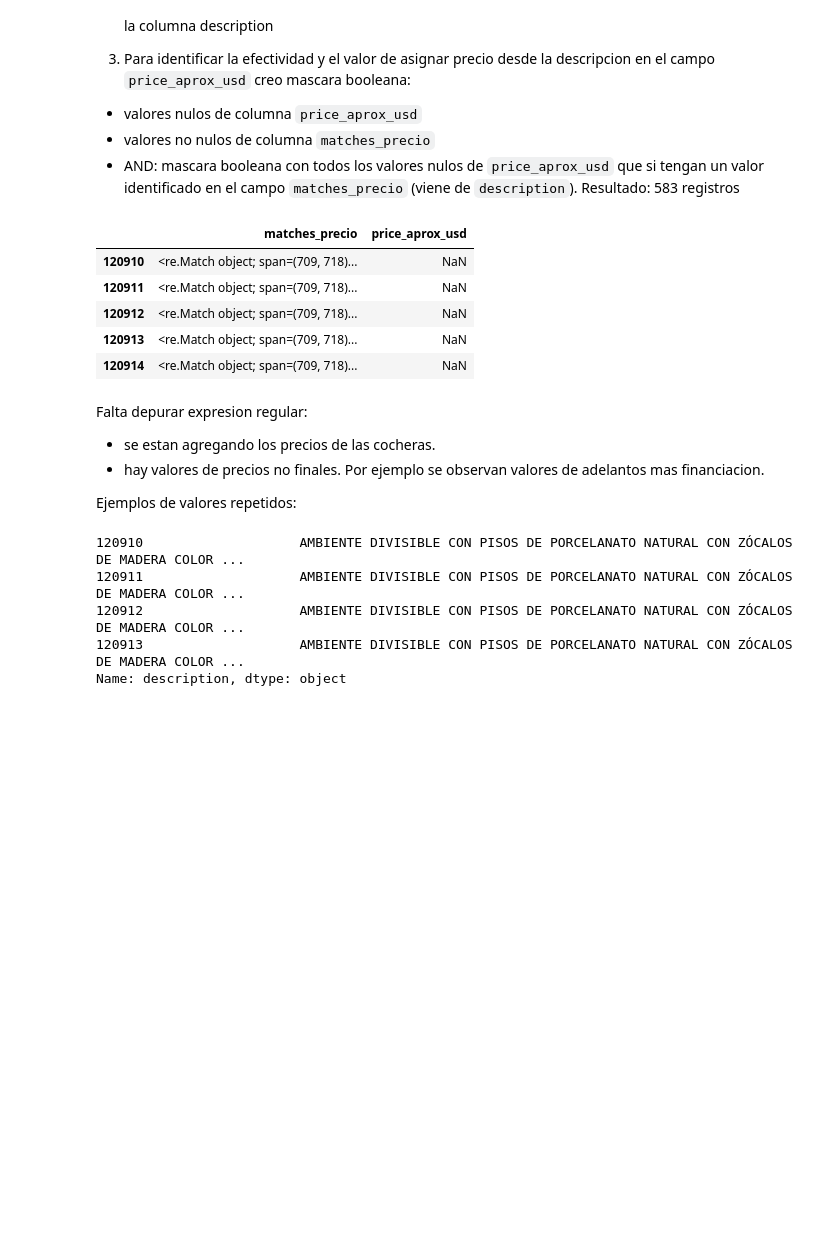
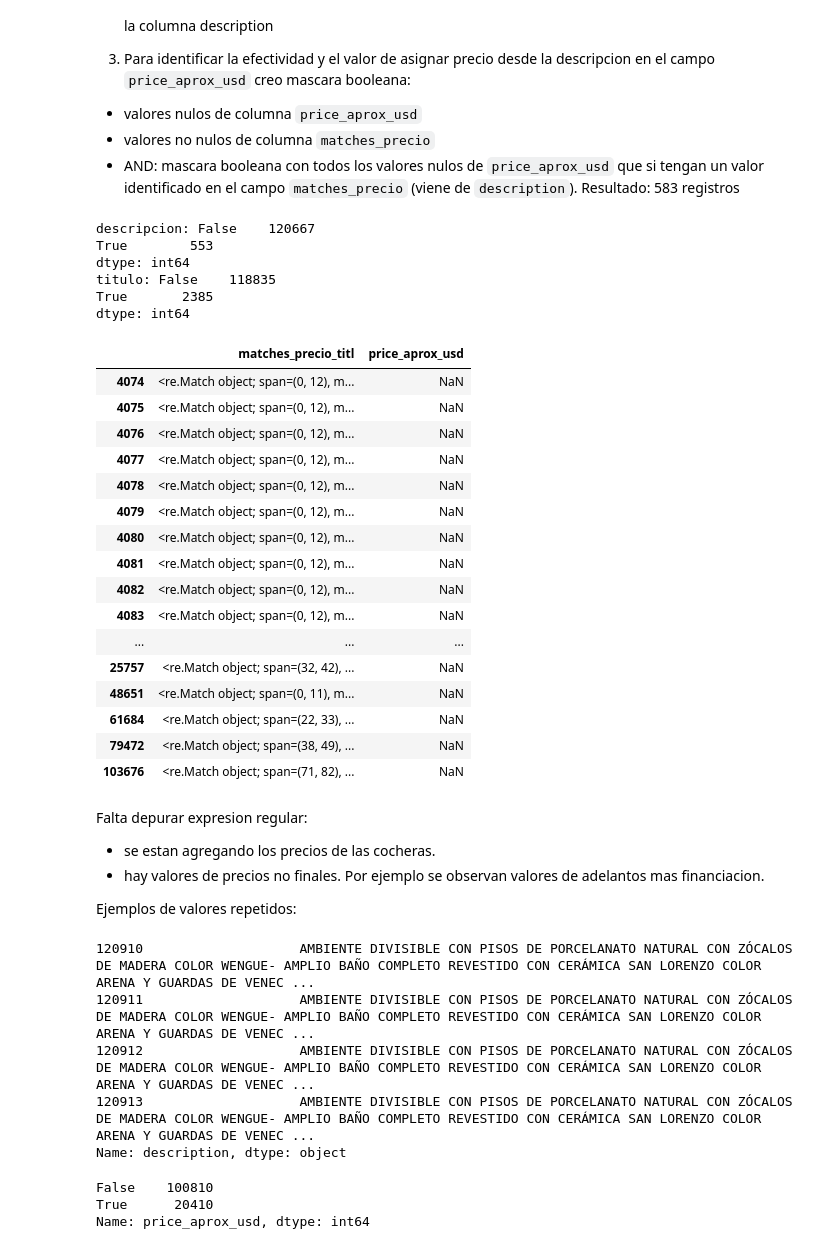
Before and after one commit to mauriciomem/DH_DS_desafio_1_propierati, a Jupyter notebook: testing-regex-mau.ipynb, the cells around one changed output. Drawn from its saved outputs; the diff is of its cells as text; code cells hidden in the pictures; blank space fills up the shorter version.

Commit message:
actualizo informacion sobre regex

```diff
--- a/testing-regex-mau.ipynb
+++ b/testing-regex-mau.ipynb
@@ -11,8 +11,8 @@ import re
 df_propierati = pd.read_csv('../properati.zip', compression='zip')
 df_prop_uz = pd.read_csv('../properati.csv')
 # %%
-pd.set_option('display.max_colwidth', 100)
-pd.set_option('display.max_rows', 100)
+pd.set_option('display.max_colwidth', 1500)
+pd.set_option('display.max_rows', 200)
 #pd.set_option('precision', 5)
 # %% [markdown]
 ### Preguntas iniciales
@@ -51,32 +55,62 @@ Extraigo valores de descripcion para buscar en regex101
 - AND: mascara booleana con todos los valores nulos de `price_aprox_usd` que si tengan un valor identificado en el campo `matches_precio` (viene de `description`). Resultado: 583 registros<br>
 # %%
 # regex - key insensitive
-precio_dolares_patt = '([uU]\$?[sSdD\$]?[dD\$]?|dolares)\s?(\d+\.?\,?\d+\.?\,?\d+\.?\,?\d{1,}\,?\.?\d+)(?!(.*m2|.*mc|.*metros))'
+precio_dolares_patt = '(usd|u\$d|u\$s|us\$|dolares) ?(\d{2,}(\,|\.)\d{0,3}\,?\.?\d{0,3}\,?\.?\d{0,3}) ?(?!(.*m2|.*mc|.*metros))'
 precio_dolares_regex = re.compile(precio_dolares_patt, flags = re.IGNORECASE)
 
 # objetos regex en nueva columna
-df_propierati['matches_precio'] = df_propierati.description.apply(lambda x: x if x is np.NaN else precio_dolares_regex.search(x))
+df_propierati['matches_precio_desc'] = df_propierati.description.apply(lambda x: x if x is np.NaN else precio_dolares_regex.search(x))
+
+# objetos regex en nueva columna
+df_propierati['matches_precio_titl'] = df_propierati.title.apply(lambda x: x if x is np.NaN else precio_dolares_regex.search(x))
 
 # mascara booleana - valores nulos en price_aprox_usd que SI puede ser completados desde el regex sobre description
 price_aprox_usd_mask = df_propierati.price_aprox_usd.isnull()
-matches_precio_mask = df_propierati.matches_precio.notnull()
-precio_desc_si_price_usd_no_mask = matches_precio_mask & price_aprox_usd_mask
+# descripcion
+matches_precio_desc_mask = df_propierati.matches_precio_desc.notnull()
+# titulo
+matches_precio_titl_mask = df_propierati.matches_precio_titl.notnull()
+#
+precio_desc_si_price_usd_no_mask = matches_precio_desc_mask & price_aprox_usd_mask
 
-precio_desc_si_price_usd_no_mask.value_counts()
+precio_titl_si_price_usd_no_mask = matches_precio_titl_mask & price_aprox_usd_mask
+
+print('descripcion:', precio_desc_si_price_usd_no_mask.value_counts())
+print('titulo:', precio_titl_si_price_usd_no_mask.value_counts())
 
 # Comprobacion
 # 583 registros
 # df_propierati.loc[precio_desc_si_price_usd_no_mask, ['matches_precio','price_aprox_usd']].shape[0]
 
-# Extraccion de muestra
-df_propierati.loc[precio_desc_si_price_usd_no_mask, ['matches_precio','price_aprox_usd']].tail(5)
+# Extraccion de muestra -- descripcion
+df_propierati.loc[precio_desc_si_price_usd_no_mask, ['matches_precio_desc','price_aprox_usd']].tail(200)
+
+# Extraccion de muestra -- titulo
+df_propierati.loc[precio_titl_si_price_usd_no_mask, ['matches_precio_titl','price_aprox_usd']].tail(200)
 # %% [output]
+descripcion: False    120667
+True        553
+dtype: int64
+titulo: False    118835
+True       2385
+dtype: int64
-|  | matches_precio | price_aprox_usd |
-| 120910 | <re.Match object; span=(709, 718)... | NaN |
-| 120911 | <re.Match object; span=(709, 718)... | NaN |
-| 120912 | <re.Match object; span=(709, 718)... | NaN |
-| 120913 | <re.Match object; span=(709, 718)... | NaN |
-| 120914 | <re.Match object; span=(709, 718)... | NaN |
+|  | matches_precio_titl | price_aprox_usd |
+| 4074 | <re.Match object; span=(0, 12), m... | NaN |
+| 4075 | <re.Match object; span=(0, 12), m... | NaN |
+| 4076 | <re.Match object; span=(0, 12), m... | NaN |
+| 4077 | <re.Match object; span=(0, 12), m... | NaN |
+| 4078 | <re.Match object; span=(0, 12), m... | NaN |
+| 4079 | <re.Match object; span=(0, 12), m... | NaN |
+| 4080 | <re.Match object; span=(0, 12), m... | NaN |
+| 4081 | <re.Match object; span=(0, 12), m... | NaN |
+| 4082 | <re.Match object; span=(0, 12), m... | NaN |
+| 4083 | <re.Match object; span=(0, 12), m... | NaN |
+| ... | ... | ... |
+| 25757 | <re.Match object; span=(32, 42), ... | NaN |
+| 48651 | <re.Match object; span=(0, 11), m... | NaN |
+| 61684 | <re.Match object; span=(22, 33), ... | NaN |
+| 79472 | <re.Match object; span=(38, 49), ... | NaN |
+| 103676 | <re.Match object; span=(71, 82), ... | NaN |
 # %% [markdown]
 Falta depurar expresion regular:
 - se estan agregando los precios de las cocheras.
@@ -86,8 +120,15 @@ Ejemplos de valores repetidos:
 # %%
 df_propierati.description[120910:120914]
 # %% [output]
-120910                    AMBIENTE DIVISIBLE CON PISOS DE PORCELANATO NATURAL CON ZÓCALOS DE MADERA COLOR ...
-120911                    AMBIENTE DIVISIBLE CON PISOS DE PORCELANATO NATURAL CON ZÓCALOS DE MADERA COLOR ...
-120912                    AMBIENTE DIVISIBLE CON PISOS DE PORCELANATO NATURAL CON ZÓCALOS DE MADERA COLOR ...
-120913                    AMBIENTE DIVISIBLE CON PISOS DE PORCELANATO NATURAL CON ZÓCALOS DE MADERA COLOR ...
+120910                    AMBIENTE DIVISIBLE CON PISOS DE PORCELANATO NATURAL CON ZÓCALOS DE MADERA COLOR WENGUE- AMPLIO BAÑO COMPLETO REVESTIDO CON CERÁMICA SAN LORENZO COLOR ARENA Y GUARDAS DE VENEC ...
+120911                    AMBIENTE DIVISIBLE CON PISOS DE PORCELANATO NATURAL CON ZÓCALOS DE MADERA COLOR WENGUE- AMPLIO BAÑO COMPLETO REVESTIDO CON CERÁMICA SAN LORENZO COLOR ARENA Y GUARDAS DE VENEC ...
+120912                    AMBIENTE DIVISIBLE CON PISOS DE PORCELANATO NATURAL CON ZÓCALOS DE MADERA COLOR WENGUE- AMPLIO BAÑO COMPLETO REVESTIDO CON CERÁMICA SAN LORENZO COLOR ARENA Y GUARDAS DE VENEC ...
+120913                    AMBIENTE DIVISIBLE CON PISOS DE PORCELANATO NATURAL CON ZÓCALOS DE MADERA COLOR WENGUE- AMPLIO BAÑO COMPLETO REVESTIDO CON CERÁMICA SAN LORENZO COLOR ARENA Y GUARDAS DE VENEC ...
 Name: description, dtype: object
+# %%
+# muchos nulos de precios en dolares
+df_propierati.price_aprox_usd.isnull().value_counts()
+# %% [output]
+False    100810
+True      20410
+Name: price_aprox_usd, dtype: int64
```
Also changed, not shown: parts of 5 cells of this notebook, 3 other files.
